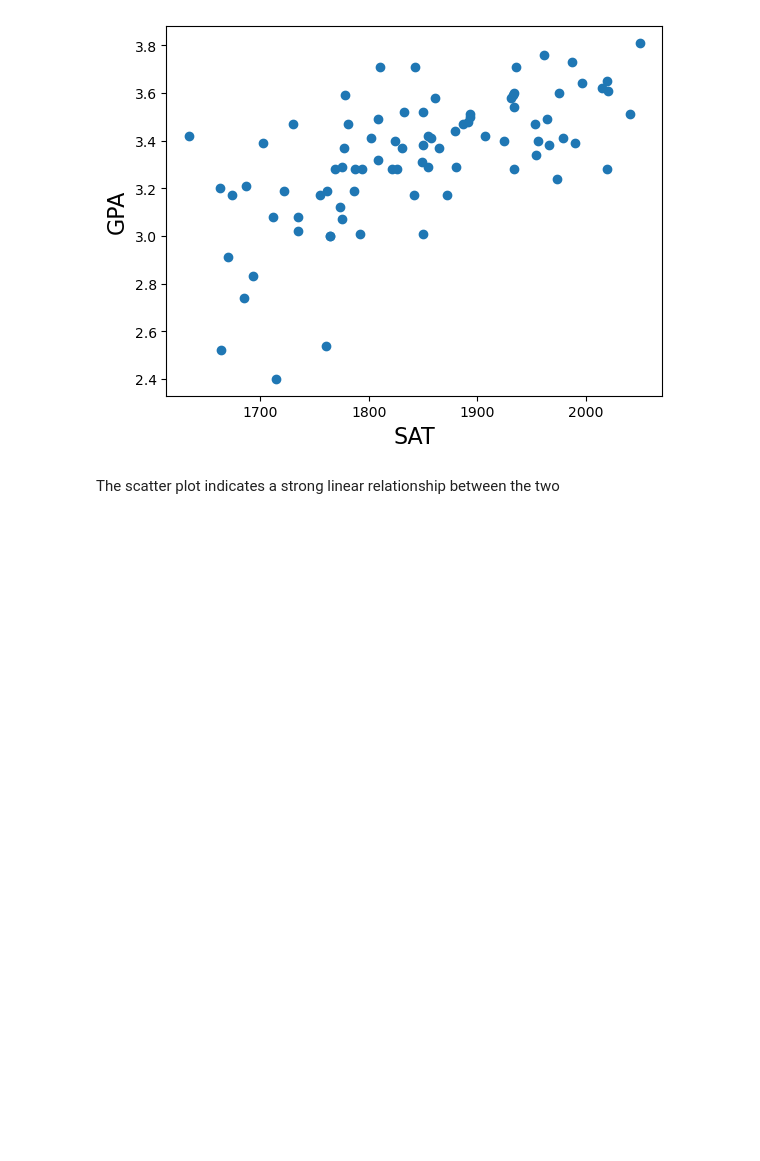
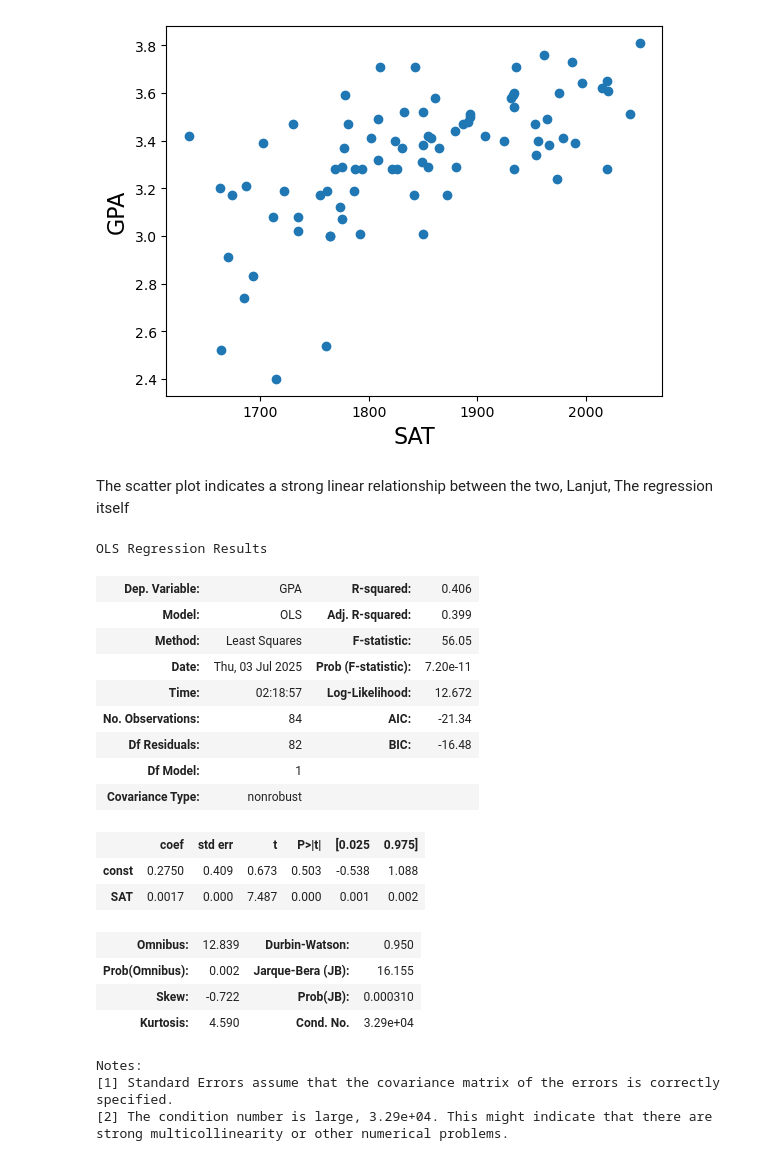
Before and after one commit to mahesa005/Datsci-Course, a Jupyter notebook: Section 32/SimpleRegression.ipynb, the cells around one changed output. Drawn from its saved outputs; the diff is of its cells as text; code cells hidden in the pictures; blank space fills up the shorter version.

```diff
--- a/Section 32/SimpleRegression.ipynb
+++ b/Section 32/SimpleRegression.ipynb
@@ -45,4 +45,31 @@ plt.show()
 # %% [output]
 [figure]
 # %% [markdown]
-The scatter plot indicates a strong linear relationship between the two
+The scatter plot indicates a strong linear relationship between the two,
+Lanjut, The regression itself
+# %%
+x = sm.add_constant(x1) # basically adds another column in front of every x1 data with a 1. jadi misal tadi data x1 = [23], [256], .. jadinya x = [1,23], [1,256],..
+results = sm.OLS(y,x).fit() # ini ngitung linear regression nya, ngegunain rumus di tubes 1 algeo
+results.summary()
+# %% [output]
+OLS Regression Results
+| Dep. Variable: | GPA | R-squared: | 0.406 |
+| Model: | OLS | Adj. R-squared: | 0.399 |
+| Method: | Least Squares | F-statistic: | 56.05 |
+| Date: | Thu, 03 Jul 2025 | Prob (F-statistic): | 7.20e-11 |
+| Time: | 02:18:57 | Log-Likelihood: | 12.672 |
+| No. Observations: | 84 | AIC: | -21.34 |
+| Df Residuals: | 82 | BIC: | -16.48 |
+| Df Model: | 1 |  |  |
+| Covariance Type: | nonrobust |  |  |
+|  | coef | std err | t | P>|t| | [0.025 | 0.975] |
+| const | 0.2750 | 0.409 | 0.673 | 0.503 | -0.538 | 1.088 |
+| SAT | 0.0017 | 0.000 | 7.487 | 0.000 | 0.001 | 0.002 |
+| Omnibus: | 12.839 | Durbin-Watson: | 0.950 |
+| Prob(Omnibus): | 0.002 | Jarque-Bera (JB): | 16.155 |
+| Skew: | -0.722 | Prob(JB): | 0.000310 |
+| Kurtosis: | 4.590 | Cond. No. | 3.29e+04 |
+Notes:
+[1] Standard Errors assume that the covariance matrix of the errors is correctly specified.
+[2] The condition number is large, 3.29e+04. This might indicate that there are
+strong multicollinearity or other numerical problems.
```
Also changed, not shown: parts of 1 cell of this notebook.
